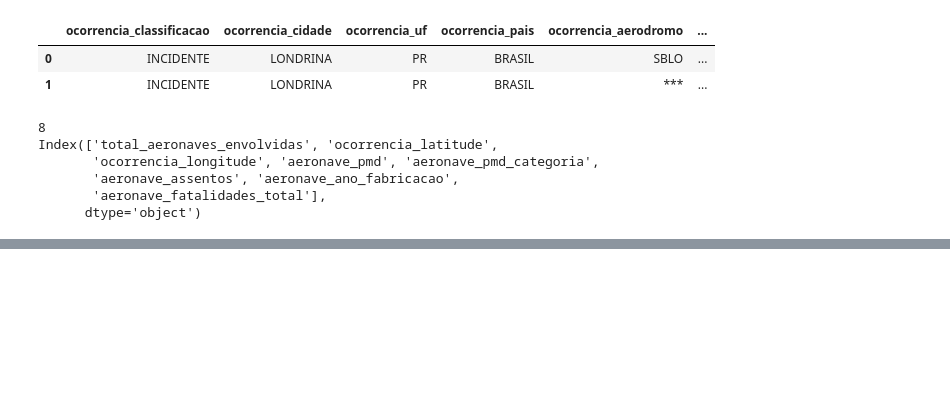
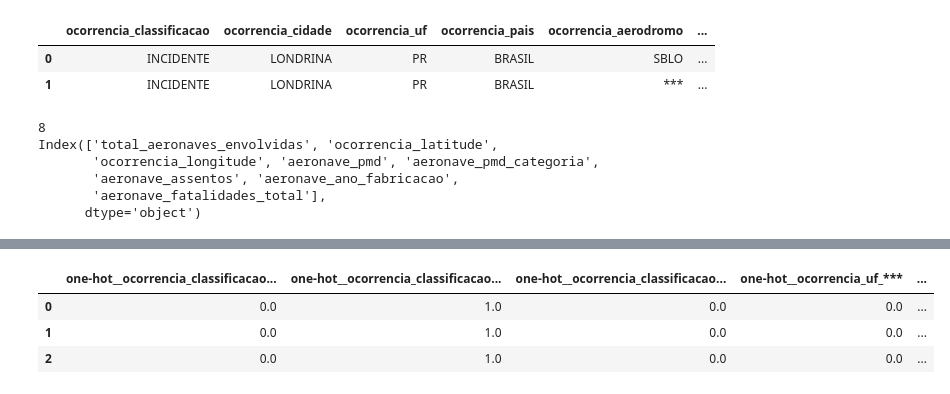
Before and after one commit to jairobernardesjunior/Cenipa_clustering, a Jupyter notebook: 01 cenipa_clustering_analisa.ipynb, the cells around one changed output, grey strips where cells are left out. Saved outputs shown, nothing was run; the diff lists cells and outputs as text; code cells hidden in the pictures; blank space fills up the shorter version.

```diff
--- a/01 cenipa_clustering_analisa.ipynb
+++ b/01 cenipa_clustering_analisa.ipynb
@@ -120,0 +191,12 @@ KeyError: "['ocorrencia_a'] not in index"
+# %%
+df_acidentes_aero_ok = pd.DataFrame(
+    preprocessing.fit_transform(df_acidentes_aero).toarray(),
+    columns=preprocessing.get_feature_names_out(),
+)
+
+df_acidentes_aero_ok.head(3)
+# %% [output]
+|  | one-hot__ocorrencia_classificacao... | one-hot__ocorrencia_classificacao... | one-hot__ocorrencia_classificacao... | one-hot__ocorrencia_uf_*** | ... |
+| 0 | 0.0 | 1.0 | 0.0 | 0.0 | ... |
+| 1 | 0.0 | 1.0 | 0.0 | 0.0 | ... |
+| 2 | 0.0 | 1.0 | 0.0 | 0.0 | ... |
```
Also changed, not shown: parts of 13 cells of this notebook, 1 other file.
